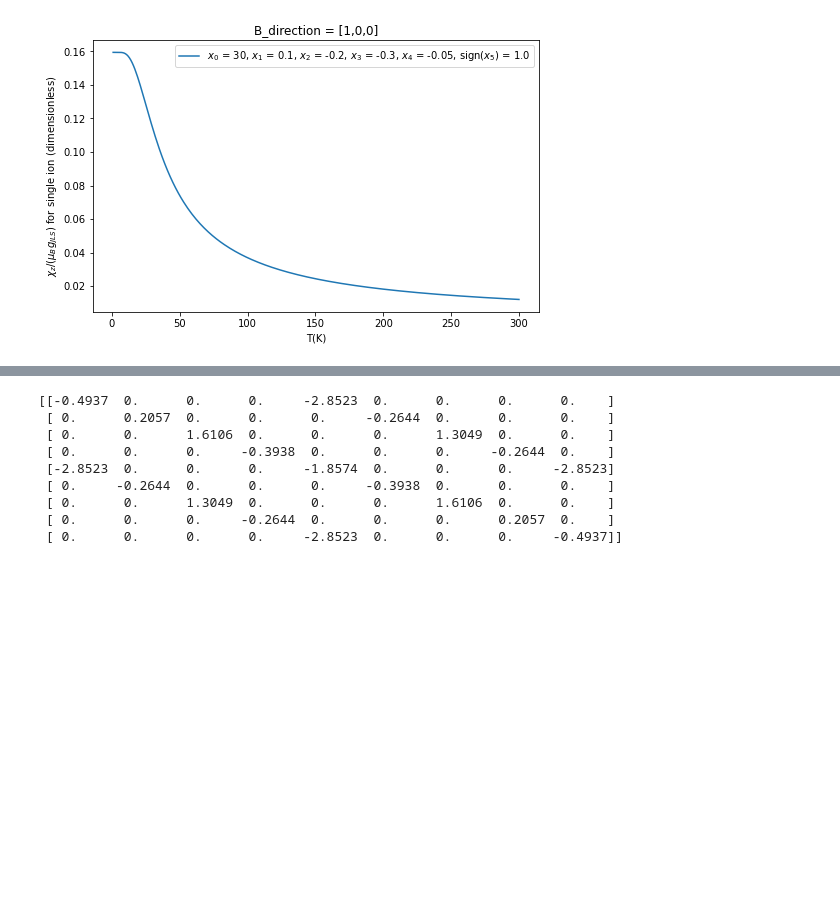
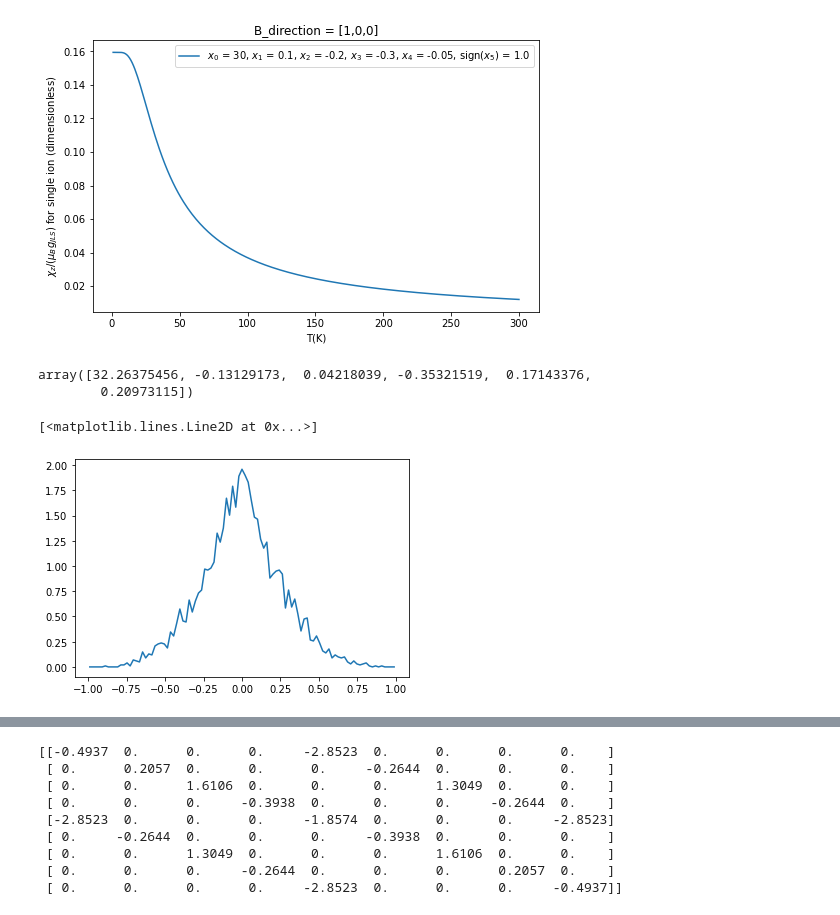
Before and after one commit to Orth-Research/ml_cr, a Jupyter notebook: DataGeneration.ipynb, the cells around one changed output, grey strips where cells are left out. Cells and saved outputs as stored; diff of their text form; code cells hidden in the pictures; blank space fills up the shorter version.

```diff
--- a/DataGeneration.ipynb
+++ b/DataGeneration.ipynb
@@ -6,3 +6,9 @@ from scipy import linalg as LA
 from numpy.random import default_rng
 import pywt
 import ham_cr
+# %%
+rand = default_rng(11)
+x1_size = rand.exponential(size=2)
+x1_sign = np.sign(2.*rand.random(size=2) - 1.)
+x1 = x1_sign * x1_size
+print(x1)
@@ -504,0 +491,48 @@ plt.show()
+# %%
+out[0][500]
+# %% [output]
+array([32.26375456, -0.13129173,  0.04218039, -0.35321519,  0.17143376,
+        0.20973115])
+# %%
+# this cell implements a method that ensures we are drawing uniform from the simplex defined by \sum_{i=1}^N |x_i| = 1$. This method is described in http://blog.geomblog.org/2005/10/sampling-from-simplex.html, for example. We draws from an exponential distribution in the unit cube and then projects onto the simplex surface.
+rand = default_rng(11)
+size_rand = 5000
+x_array = np.zeros((size_rand, 5))
+for i_size in range(0, size_rand):
+    x1_size = -np.log(rand.random())
+    x1_sign = np.sign(2.*rand.random() - 1.)
+    xx1 = x1_sign * x1_size
+    x2_size = -np.log(rand.random())
+    x2_sign = np.sign(2.*rand.random() - 1.)
+    xx2 = x2_sign * x2_size
+    x3_size = -np.log(rand.random())
+    x3_sign = np.sign(2.*rand.random() - 1.)
+    xx3 = x3_sign * x3_size
+    x4_size = -np.log(rand.random())
+    x4_sign = np.sign(2.*rand.random() - 1.)
+    xx4 = x4_sign * x4_size
+    x5_size = -np.log(rand.random())
+    x5_sign = np.sign(2.*rand.random() - 1.)
+    xx5 = x5_sign * x5_size
+
+    x_all= np.array([xx1, xx2, xx3, xx4, xx5])
+    x_norm = np.sum(abs(x_all))
+    #print(x_all, x_norm)
+    #print(x_all/x_norm, np.sum(abs(x_all)/x_norm))
+    #print(np.sum(abs(x_all)/x_norm))
+    x_array[i_size] = x_all/x_norm
+
+bins = np.linspace(-1, 1, 100)
+histogram0, bins = np.histogram(x_array[:,0], bins=bins, density=True)
+histogram1, bins = np.histogram(x_array[:,1], bins=bins, density=True)
+histogram2, bins = np.histogram(x_array[:,2], bins=bins, density=True)
+histogram3, bins = np.histogram(x_array[:,3], bins=bins, density=True)
+histogram4, bins = np.histogram(x_array[:,4], bins=bins, density=True)
+
+bin_centers = 0.5*(bins[1:] + bins[:-1])
+
+plt.figure(figsize=(6, 4))
+plt.plot(bin_centers, histogram0, label="Histogram of samples")
+# %% [output]
+[<matplotlib.lines.Line2D at 0x...>]
+[figure, added]
```
Also changed, not shown: parts of 7 cells of this notebook, 3 other files.
